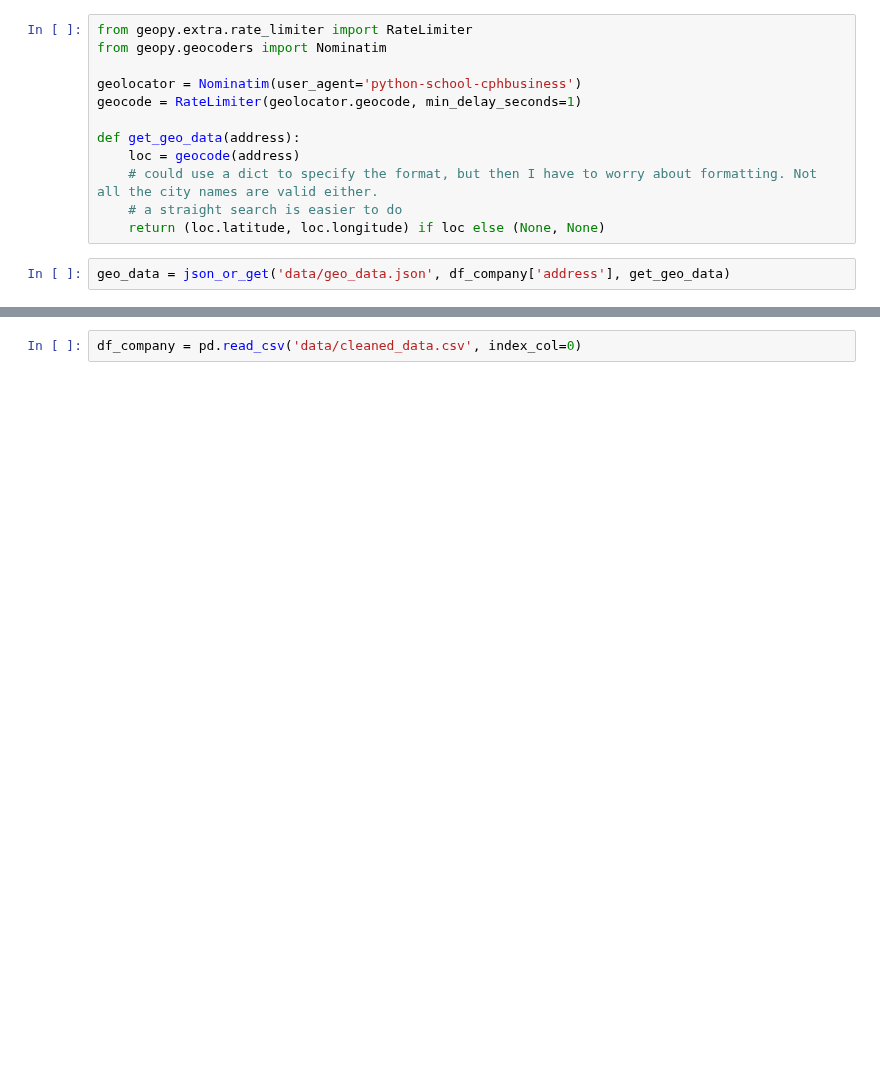
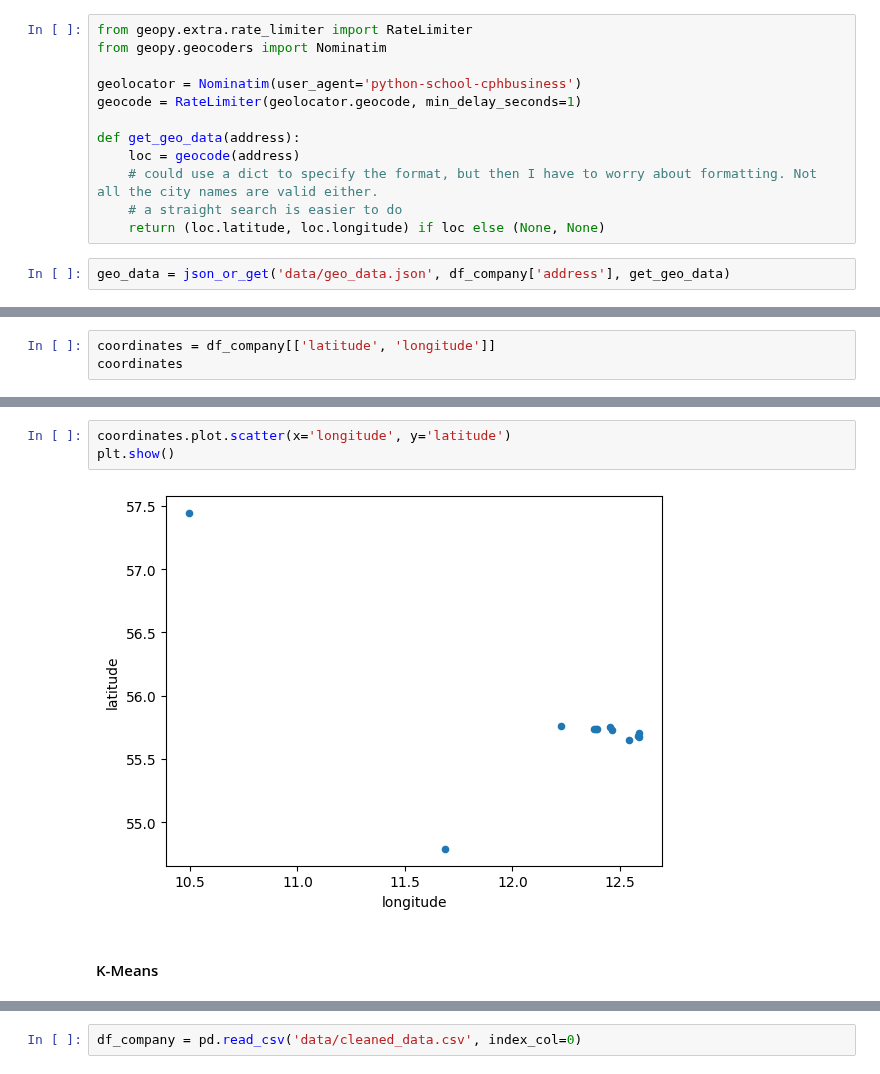
Before and after one commit to KD131/soft-sem1-datascience-sp1, a Jupyter notebook: internship_data.ipynb, the cells around one changed output, grey strips where cells are left out. Drawn from its saved outputs; the diff is of its cells as text; blank space fills up the shorter version.

Commit message:
adds clustering of coordinates

```diff
--- a/internship_data.ipynb
+++ b/internship_data.ipynb
@@ -273,0 +285,3 @@ m
+# %%
+coordinates = df_company[['latitude', 'longitude']]
+coordinates
@@ -273,0 +302,7 @@ m
+# %%
+coordinates.plot.scatter(x='longitude', y='latitude')
+plt.show()
+# %% [output]
+[figure, added]
+# %% [markdown]
+#### K-Means
```
Also changed, not shown: parts of 24 cells of this notebook, 1 other file.
